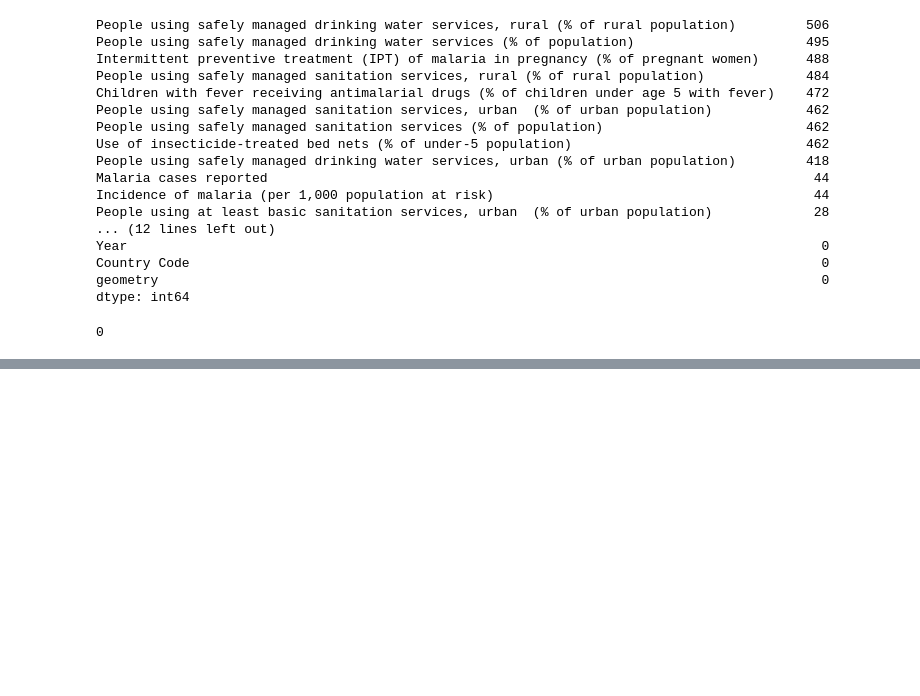
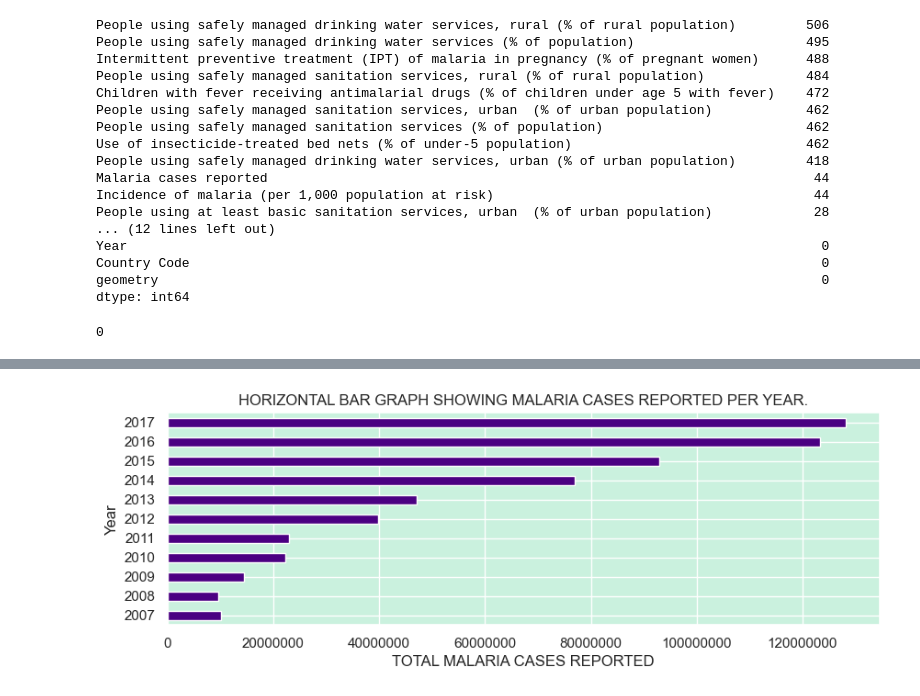
Before and after one commit to swalusimbi/Malaria_In_Africa, a Jupyter notebook: Malaria_in_Africa_GroupB/src/grp_work/project.ipynb, the cells around one changed output, grey strips where cells are left out. Drawn from its saved outputs; the diff is of its cells as text; code cells hidden in the pictures; blank space fills up the shorter version.

Commit message:
Analyzing the reported number of malaria cases to understand the burden of malaria in different countries and over time.

```diff
--- a/Malaria_in_Africa_GroupB/src/grp_work/project.ipynb
+++ b/Malaria_in_Africa_GroupB/src/grp_work/project.ipynb
@@ -128,0 +232,3 @@ df.duplicated().sum()
+# %%
+# Replace NaN with zero
+df.fillna(0, inplace=True)
@@ -128,0 +279,2 @@ df.duplicated().sum()
+# %%
+df['Malaria cases reported'] = df['Malaria cases reported'].astype('int')
@@ -128,0 +283,4 @@ df.duplicated().sum()
+# %%
+# Filter out Year and Malaria cases reported.
+malaria_cases = df[['Year', 'Malaria cases reported']]
+malaria_cases
@@ -128,0 +301,13 @@ df.duplicated().sum()
+# %%
+# Get total malaria cases per year and highlighting a year with maximum total cases.
+def highlight_max(s):
+    is_max = s == s.max()
+    return ['background-color: green' if cell else '' for cell in is_max]
+
+def highlight_min(s):
+    is_min = s == s.min()
+    return ['background-color: maroon' if cell else '' for cell in is_min]
+
+totalmalaria_cases = malaria_cases.groupby('Year').sum()
+
+totalmalaria_cases.style.apply(highlight_max)
@@ -128,0 +328,13 @@ df.duplicated().sum()
+# %%
+malaria_cases_bar = totalmalaria_cases.plot(kind='barh', align='center', figsize=(10,3), color='indigo', legend =False,
+                            title="HORIZONTAL BAR GRAPH SHOWING MALARIA CASES REPORTED PER YEAR.")
+# Remove scientific notation from x-axis
+plt.ticklabel_format(style='plain', axis='x')
+
+# Set x-axis label
+plt.xlabel('TOTAL MALARIA CASES REPORTED')
+
+# Display the plot
+plt.show()
+# %% [output]
+[figure, added]
```
Also changed, not shown: parts of 16 cells of this notebook.
